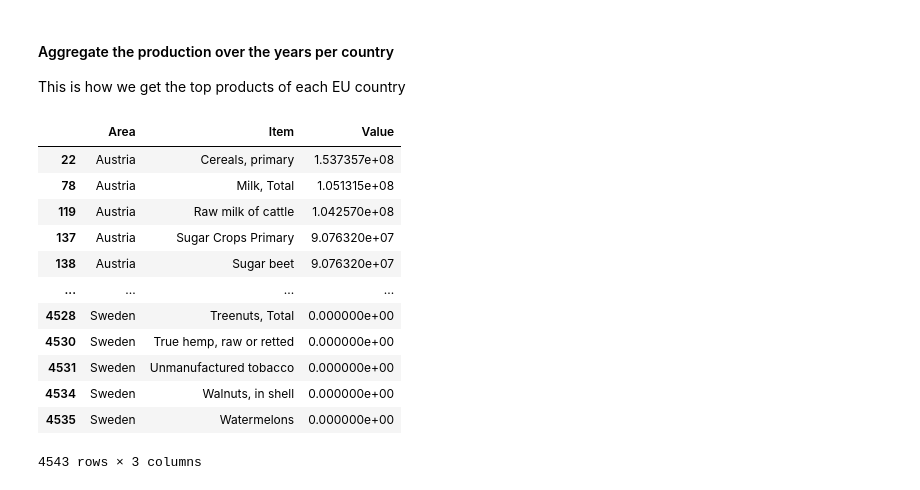
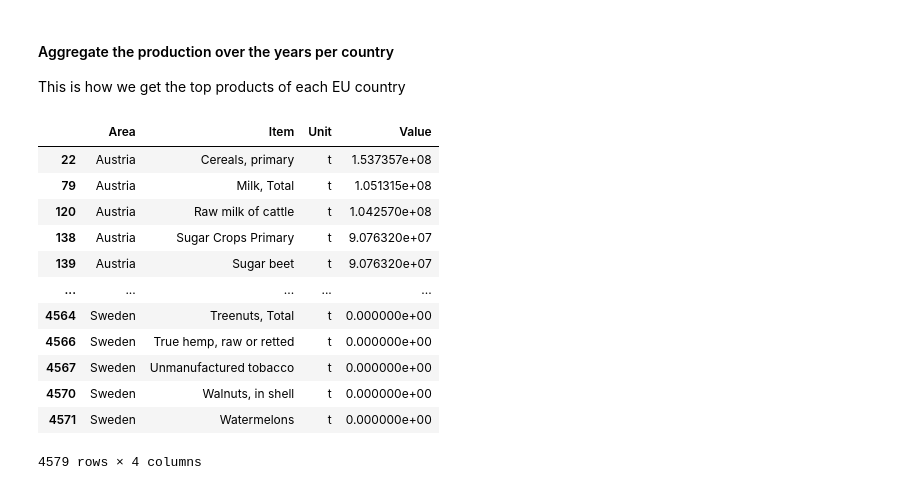
Before and after one commit to 11906257/ExDEx, a Jupyter notebook: ExDEx_Exercise_2 _Group_7.ipynb, the cells around one changed output. Saved outputs shown, nothing was run; the diff lists cells and outputs as text; code cells hidden in the pictures.

```diff
--- a/ExDEx_Exercise_2 _Group_7.ipynb
+++ b/ExDEx_Exercise_2 _Group_7.ipynb
@@ -135,4 +137,7 @@ Since the quality and completeness of the FAOSTAT data has tended to improve ove
 # %%
-faostat_cls_eu_30 = faostat_cls_eu[
-    (faostat_cls_eu["Year"] >= 1993)
-]
+faostat_cls_eu_30_prod = faostat_cls_eu[
+    (faostat_cls_eu["Year"] >= 1993) &
+    (faostat_cls_eu["Element"] == "Production")
+][["Area", "Item", "Year", "Unit", "Value"]]
+
+display(faostat_cls_eu_30_prod)
@@ -140,27 +159,25 @@ faostat_cls_eu_30 = faostat_cls_eu[
 #### Aggregate the production over the years per country
 This is how we get the top products of each EU country
 # %%
-faostat_cls_eu_30_prod = faostat_cls_eu_30[(faostat_cls_eu_30["Element"] == "Production")]
-
 faostat_cls_eu_30_prod_agg = (
     faostat_cls_eu_30_prod
-    .groupby(["Area", "Item"], as_index=False)["Value"]
+    .groupby(["Area", "Item", "Unit"], as_index=False)["Value"]
     .sum()
     .sort_values(["Area", "Value"], ascending=[True, False])
 )
 
 display(faostat_cls_eu_30_prod_agg)
 # %% [output]
-|  | Area | Item | Value |
-| 22 | Austria | Cereals, primary | 1.537357e+08 |
-| 78 | Austria | Milk, Total | 1.051315e+08 |
-| 119 | Austria | Raw milk of cattle | 1.042570e+08 |
-| 137 | Austria | Sugar Crops Primary | 9.076320e+07 |
-| 138 | Austria | Sugar beet | 9.076320e+07 |
-| ... | ... | ... | ... |
-| 4528 | Sweden | Treenuts, Total | 0.000000e+00 |
-| 4530 | Sweden | True hemp, raw or retted | 0.000000e+00 |
-| 4531 | Sweden | Unmanufactured tobacco | 0.000000e+00 |
-| 4534 | Sweden | Walnuts, in shell | 0.000000e+00 |
-| 4535 | Sweden | Watermelons | 0.000000e+00 |
+|  | Area | Item | Unit | Value |
+| 22 | Austria | Cereals, primary | t | 1.537357e+08 |
+| 79 | Austria | Milk, Total | t | 1.051315e+08 |
+| 120 | Austria | Raw milk of cattle | t | 1.042570e+08 |
+| 138 | Austria | Sugar Crops Primary | t | 9.076320e+07 |
+| 139 | Austria | Sugar beet | t | 9.076320e+07 |
+| ... | ... | ... | ... | ... |
+| 4564 | Sweden | Treenuts, Total | t | 0.000000e+00 |
+| 4566 | Sweden | True hemp, raw or retted | t | 0.000000e+00 |
+| 4567 | Sweden | Unmanufactured tobacco | t | 0.000000e+00 |
+| 4570 | Sweden | Walnuts, in shell | t | 0.000000e+00 |
+| 4571 | Sweden | Watermelons | t | 0.000000e+00 |
-4543 rows × 3 columns
+4579 rows × 4 columns
```
Also changed, not shown: parts of 16 cells of this notebook, 8 other files.
